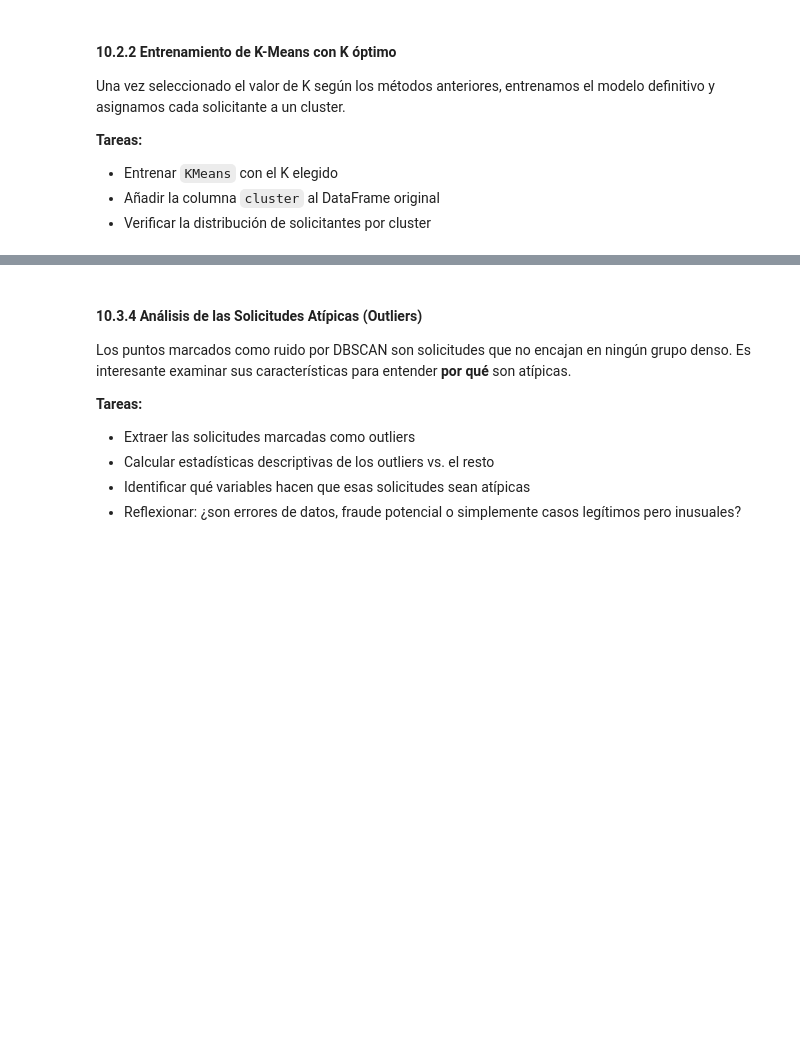
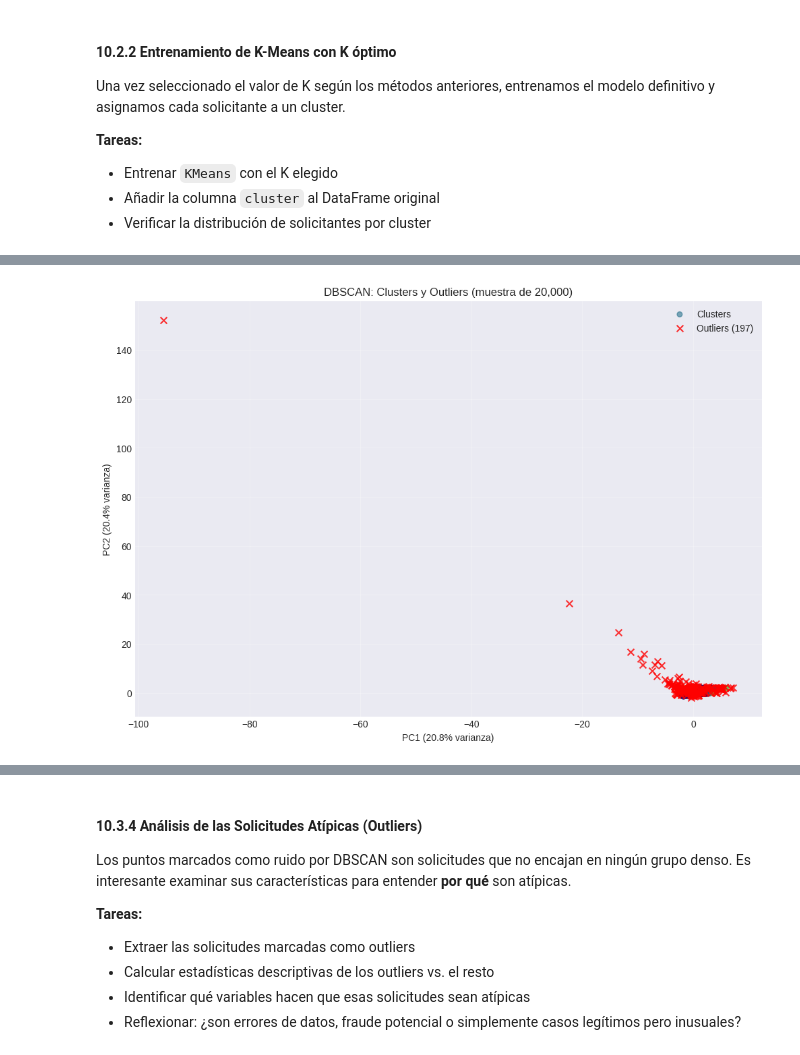
Before and after one commit to thisisrober/hmda-loan-approval-ml-analysis, a Jupyter notebook: notebook.ipynb, the cells around one changed output, grey strips where cells are left out. Cells and saved outputs as stored; diff of their text form; code cells hidden in the pictures; blank space fills up the shorter version.

```diff
--- a/notebook.ipynb
+++ b/notebook.ipynb
@@ -2757,22 +3467,27 @@ En el contexto de préstamos hipotecarios, los **outliers** que DBSCAN detecta p
 # %%
 # 10.3.3 Visualización de DBSCAN (PCA 2D)
 # ============================================
 
-# plt.figure(figsize=(12, 8))
+# Usar solo los puntos de la muestra DBSCAN (los únicos con etiquetas válidas)
+mask_evaluated = dbscan_labels != -2  # -2 = no evaluado
+pidx = np.where(mask_evaluated)[0]
 
-# # Puntos normales (clusters)
-# mask_normal = dbscan_labels != -1
-# scatter = plt.scatter(X_pca[mask_normal, 0], X_pca[mask_normal, 1],
-#                       c=dbscan_labels[mask_normal], cmap='viridis', alpha=0.6, s=30, label='Clusters')
+plt.figure(figsize=(12, 8))
 
-# # Puntos de ruido (outliers)
-# mask_noise = dbscan_labels == -1
-# plt.scatter(X_pca[mask_noise, 0], X_pca[mask_noise, 1],
-#             c='red', marker='x', s=50, alpha=0.8, label=f'Outliers ({n_noise})')
+mask_normal = dbscan_labels[pidx] != -1
+scatter = plt.scatter(X_pca[pidx[mask_normal], 0], X_pca[pidx[mask_normal], 1],
+                      c=dbscan_labels[pidx[mask_normal]], cmap='viridis', alpha=0.6, s=30, label='Clusters')
 
-# plt.xlabel(f'PC1 ({pca.explained_variance_ratio_[0]:.1%} varianza)')
-# plt.ylabel(f'PC2 ({pca.explained_variance_ratio_[1]:.1%} varianza)')
-# plt.title('DBSCAN: Clusters y Outliers (Proyección PCA 2D)')
-# plt.legend()
-# plt.grid(True, alpha=0.3)
-# plt.show()
+mask_noise = dbscan_labels[pidx] == -1
+n_noise_plot = mask_noise.sum()
+plt.scatter(X_pca[pidx[mask_noise], 0], X_pca[pidx[mask_noise], 1],
+            c='red', marker='x', s=50, alpha=0.8, label=f'Outliers ({n_noise_plot})')
+
+plt.xlabel(f'PC1 ({pca.explained_variance_ratio_[0]:.1%} varianza)')
+plt.ylabel(f'PC2 ({pca.explained_variance_ratio_[1]:.1%} varianza)')
+plt.title(f'DBSCAN: Clusters y Outliers (muestra de {len(pidx):,})')
+plt.legend()
+plt.grid(True, alpha=0.3)
+plt.show()
+# %% [output]
+[figure, added]
```
Also changed, not shown: parts of 44 cells of this notebook, 1 other file.
